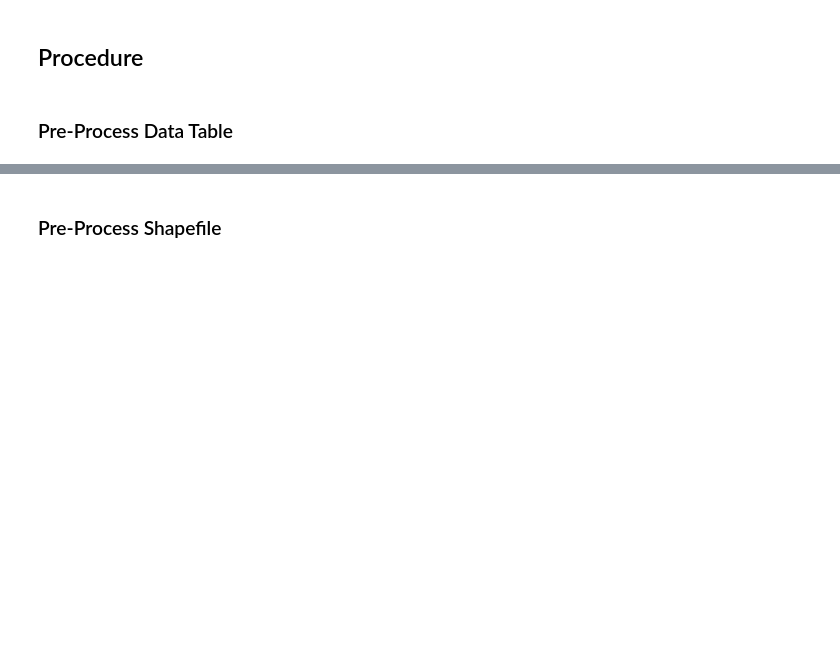
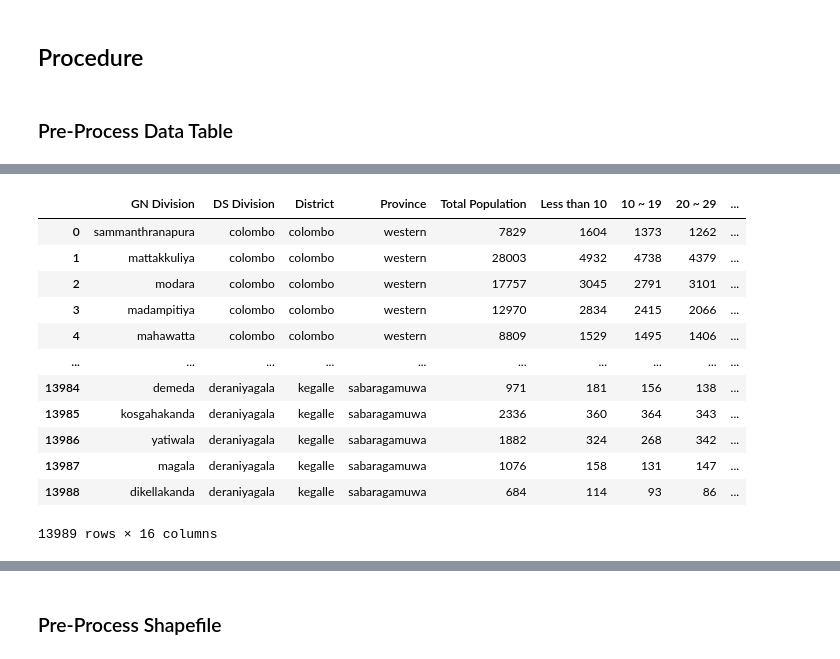
Before and after one commit to spatialthoughts/python-tutorials, a Jupyter notebook: performing_table_joins.ipynb, the cells around one changed output, grey strips where cells are left out. Cells and saved outputs as stored; diff of their text form; code cells hidden in the pictures; blank space fills up the shorter version.

```diff
--- a/performing_table_joins.ipynb
+++ b/performing_table_joins.ipynb
@@ -89,0 +94,23 @@ Downloaded data/GN_Division_Age_Group_of_Population.csv
+# %%
+df_processed = df.copy()
+df_processed['GN Division'] = df_processed['GN Division'].str.lower().str.strip()
+df_processed['DS Division'] = df_processed['DS Division'].str.lower().str.strip()
+df_processed['District'] = df_processed['District'].str.lower().str.strip()
+df_processed['Province'] = df_processed['Province'].str.lower().str.strip()
+
+df_processed['joinkey'] = df_processed['GN Division'] + df_processed['DS Division'] + df_processed['District'] + df_processed['Province']
+df_processed
+# %% [output]
+|  | GN Division | DS Division | District | Province | Total Population | Less than 10 | 10 ~ 19 | 20 ~ 29 | ... |
+| 0 | sammanthranapura | colombo | colombo | western | 7829 | 1604 | 1373 | 1262 | ... |
+| 1 | mattakkuliya | colombo | colombo | western | 28003 | 4932 | 4738 | 4379 | ... |
+| 2 | modara | colombo | colombo | western | 17757 | 3045 | 2791 | 3101 | ... |
+| 3 | madampitiya | colombo | colombo | western | 12970 | 2834 | 2415 | 2066 | ... |
+| 4 | mahawatta | colombo | colombo | western | 8809 | 1529 | 1495 | 1406 | ... |
+| ... | ... | ... | ... | ... | ... | ... | ... | ... | ... |
+| 13984 | demeda | deraniyagala | kegalle | sabaragamuwa | 971 | 181 | 156 | 138 | ... |
+| 13985 | kosgahakanda | deraniyagala | kegalle | sabaragamuwa | 2336 | 360 | 364 | 343 | ... |
+| 13986 | yatiwala | deraniyagala | kegalle | sabaragamuwa | 1882 | 324 | 268 | 342 | ... |
+| 13987 | magala | deraniyagala | kegalle | sabaragamuwa | 1076 | 158 | 131 | 147 | ... |
+| 13988 | dikellakanda | deraniyagala | kegalle | sabaragamuwa | 684 | 114 | 93 | 86 | ... |
+13989 rows × 16 columns
```
Also changed, not shown: parts of 11 cells of this notebook.
